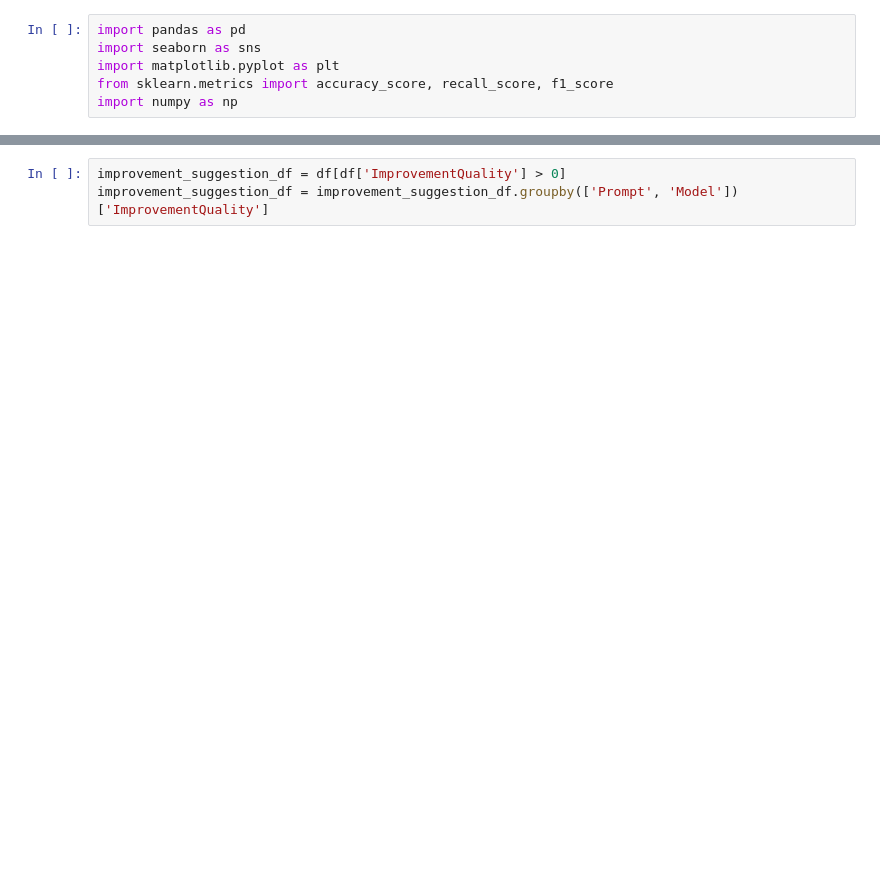
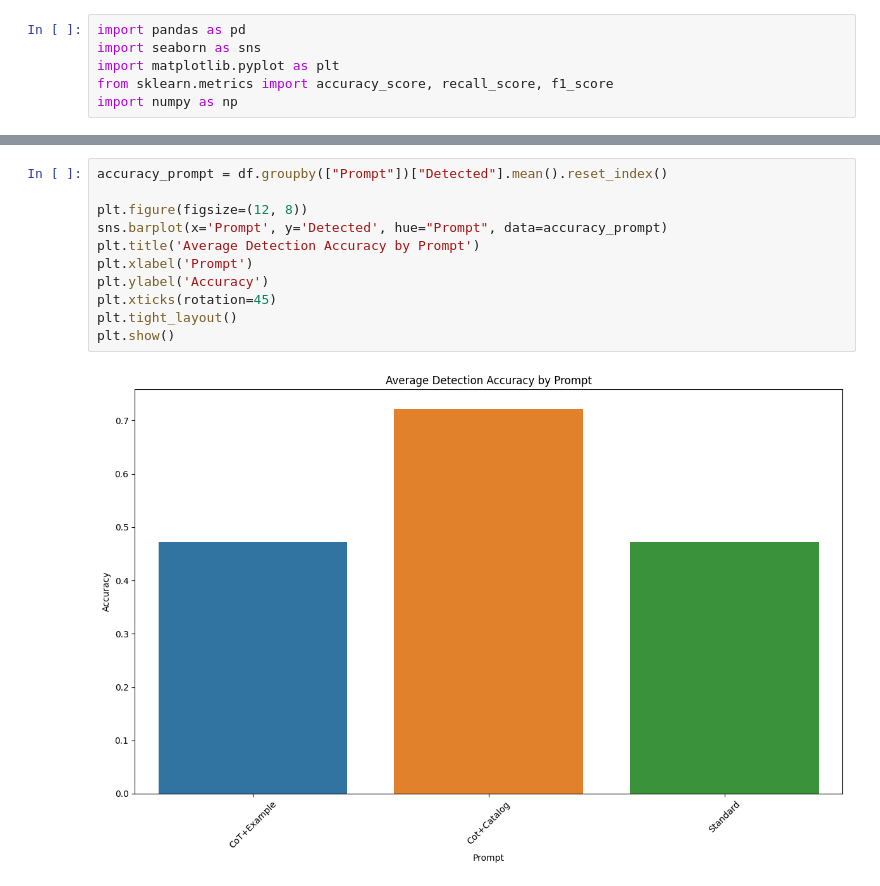
Before and after one commit to fapfaff/ai-detection-of-architectural-antipatterns, a Jupyter notebook: evaluation/evaluation.ipynb, the cells around one changed output, grey strips where cells are left out. Drawn from its saved outputs; the diff is of its cells as text; blank space fills up the shorter version.

```diff
--- a/evaluation/evaluation.ipynb
+++ b/evaluation/evaluation.ipynb
@@ -61,4 +64,14 @@ plt.show()
-# %%
-improvement_suggestion_df = df[df['ImprovementQuality'] > 0]
-improvement_suggestion_df = improvement_suggestion_df.groupby(['Prompt', 'Model'])['ImprovementQuality']
+# %%
+accuracy_prompt = df.groupby(["Prompt"])["Detected"].mean().reset_index()
+
+plt.figure(figsize=(12, 8))
+sns.barplot(x='Prompt', y='Detected', hue="Prompt", data=accuracy_prompt)
+plt.title('Average Detection Accuracy by Prompt')
+plt.xlabel('Prompt')
+plt.ylabel('Accuracy')
+plt.xticks(rotation=45)
+plt.tight_layout()
+plt.show()
+# %% [output]
+[figure, added]
 # %%
```
Also changed, not shown: parts of 5 cells of this notebook.
